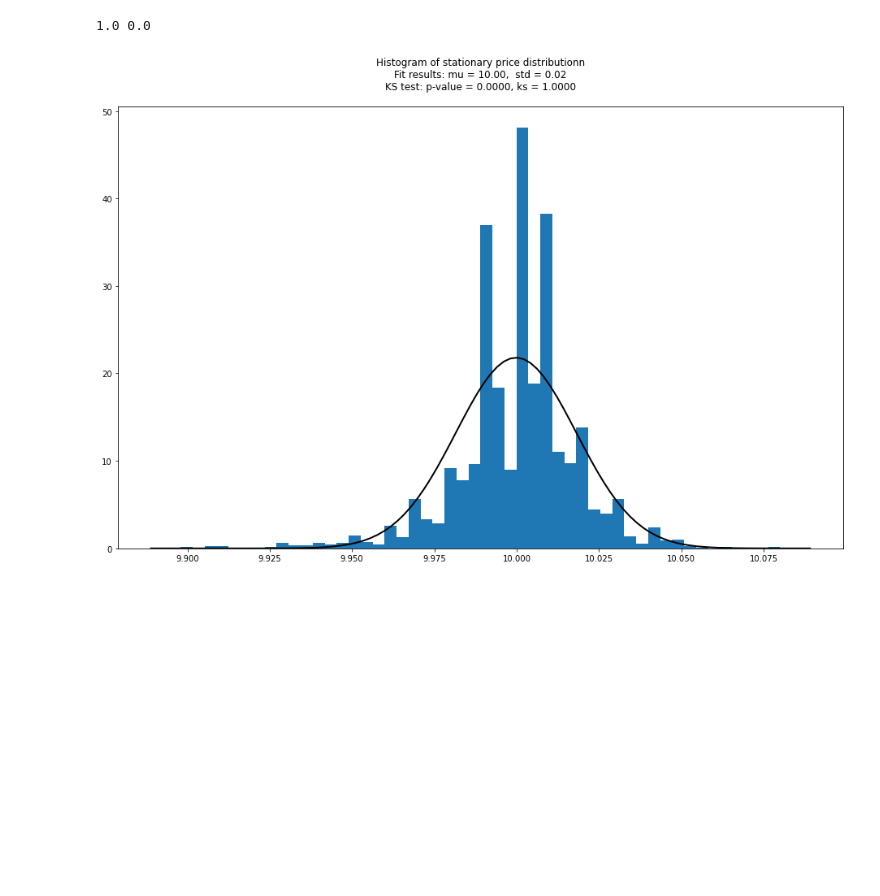
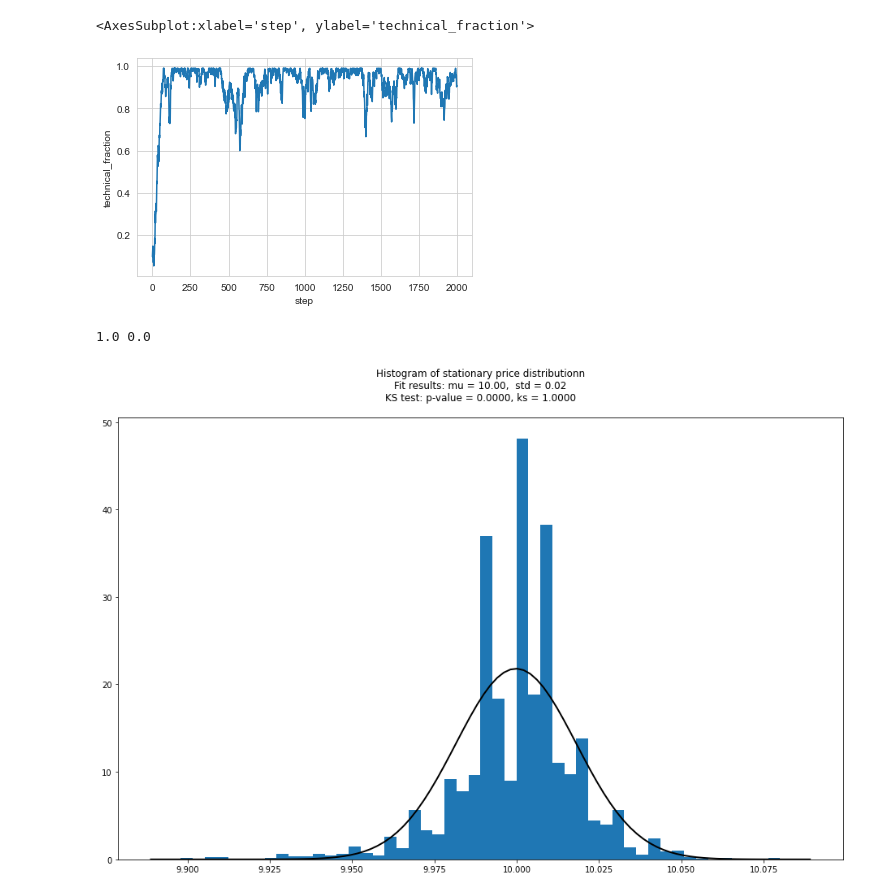
Before and after one commit to ggraziano98/MAS, a Jupyter notebook: analisi dati.ipynb, the cells around one changed output. Cells and saved outputs as stored; diff of their text form; code cells hidden in the pictures; blank space fills up the shorter version.

```diff
--- a/analisi dati.ipynb
+++ b/analisi dati.ipynb
@@ -29,3 +35,8 @@ for i, model_df in enumerate(df_list[:5]):
+# %%
+sns.lineplot(data=df.loc[0], y='technical_fraction', x='step')
+# %% [output]
+<AxesSubplot:xlabel='step', ylabel='technical_fraction'>
+[figure, added]
 # %%
 final_price_series = pd.Series(dtype=float)
 for df in df_list:
```
Also changed, not shown: parts of 9 cells of this notebook, 7 other files.
